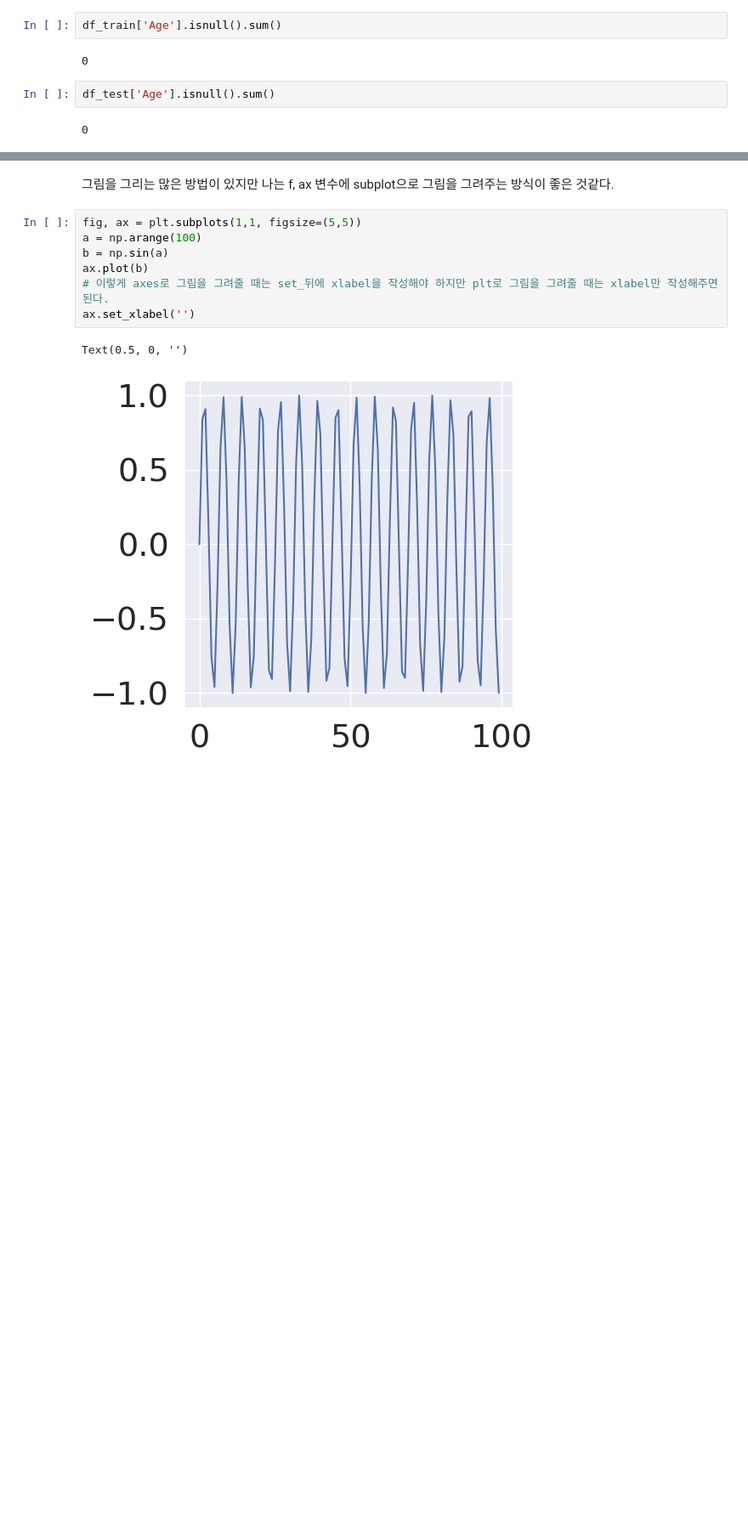
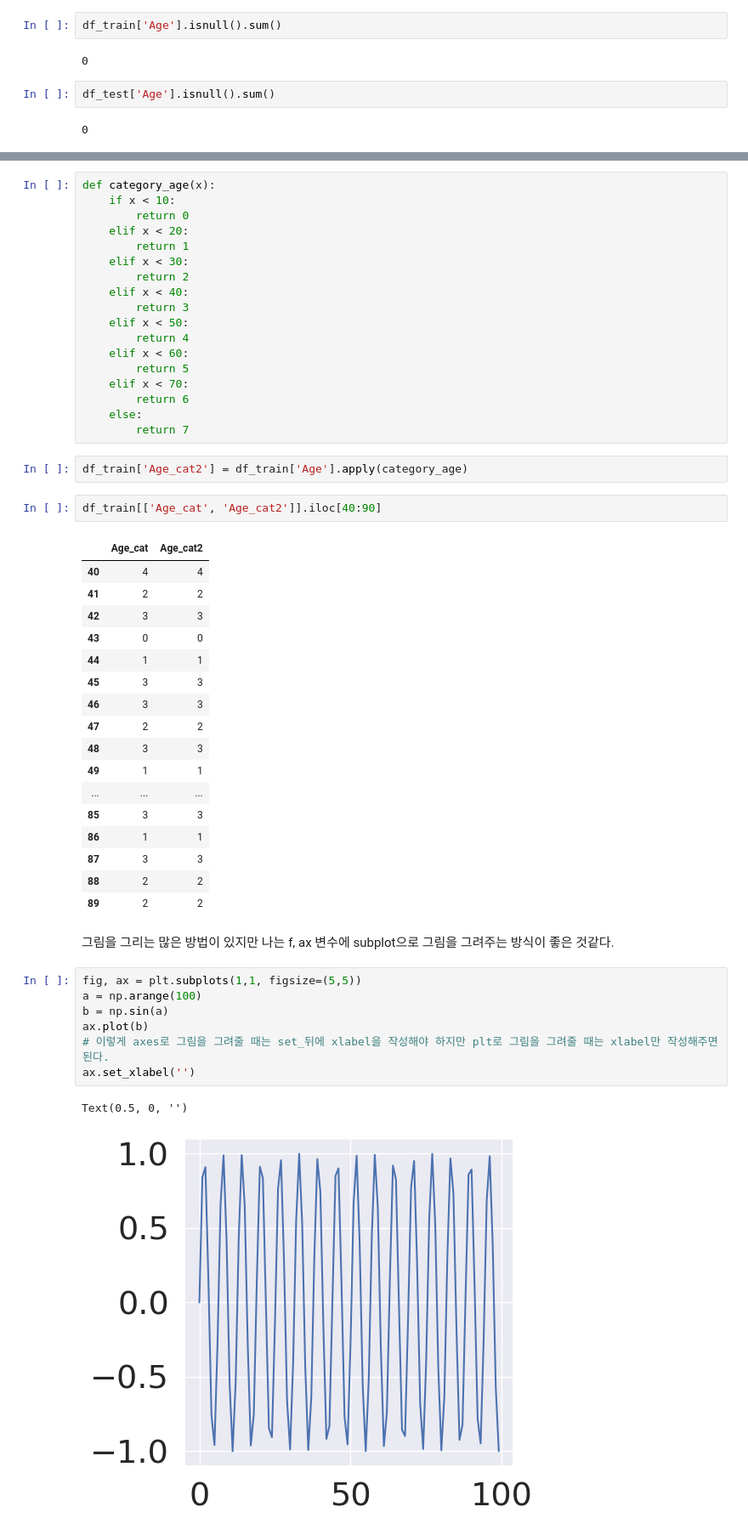
Before and after one commit to TaeJeong-Park-dev/Kaggle, a Jupyter notebook: myfirst_data_analysis_for_titanic.ipynb, the cells around one changed output, grey strips where cells are left out. Shown at 85% size. Drawn from its saved outputs; the diff is of its cells as text; blank space fills up the shorter version.

```diff
--- a/myfirst_data_analysis_for_titanic.ipynb
+++ b/myfirst_data_analysis_for_titanic.ipynb
@@ -728,3 +799,43 @@ df_train['Age'].isnull().sum()
+# %%
+def category_age(x):
+    if x < 10:
+        return 0
+    elif x < 20:
+        return 1
+    elif x < 30:
+        return 2
+    elif x < 40:
+        return 3
+    elif x < 50:
+        return 4
+    elif x < 60:
+        return 5
+    elif x < 70:
+        return 6
+    else:
+        return 7
+# %%
+df_train['Age_cat2'] = df_train['Age'].apply(category_age)
+# %%
+df_train[['Age_cat', 'Age_cat2']].iloc[40:90]
+# %% [output]
+|  | Age_cat | Age_cat2 |
+| 40 | 4 | 4 |
+| 41 | 2 | 2 |
+| 42 | 3 | 3 |
+| 43 | 0 | 0 |
+| 44 | 1 | 1 |
+| 45 | 3 | 3 |
+| 46 | 3 | 3 |
+| 47 | 2 | 2 |
+| 48 | 3 | 3 |
+| 49 | 1 | 1 |
+| ... | ... | ... |
+| 85 | 3 | 3 |
+| 86 | 1 | 1 |
+| 87 | 3 | 3 |
+| 88 | 2 | 2 |
+| 89 | 2 | 2 |
 # %% [markdown]
 그림을 그리는 많은 방법이 있지만 나는 f, ax 변수에 subplot으로 그림을 그려주는 방식이 좋은 것같다.
 # %%
```
Also changed, not shown: parts of 19 cells of this notebook.
